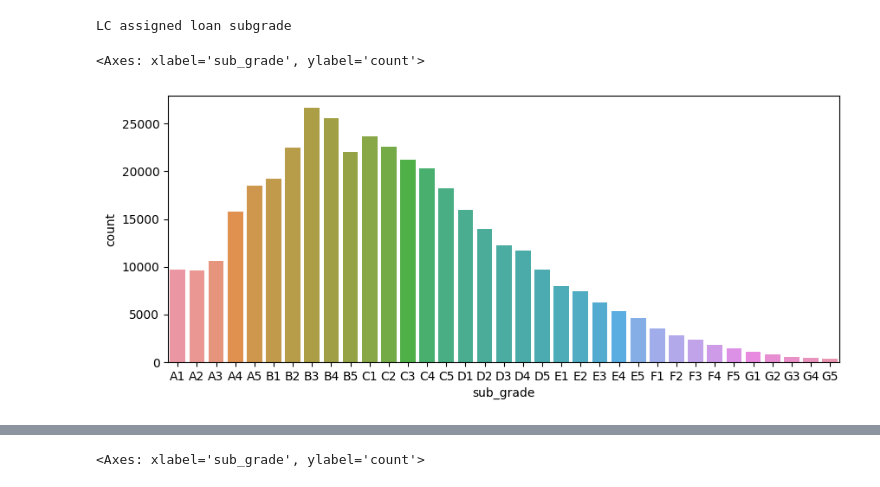
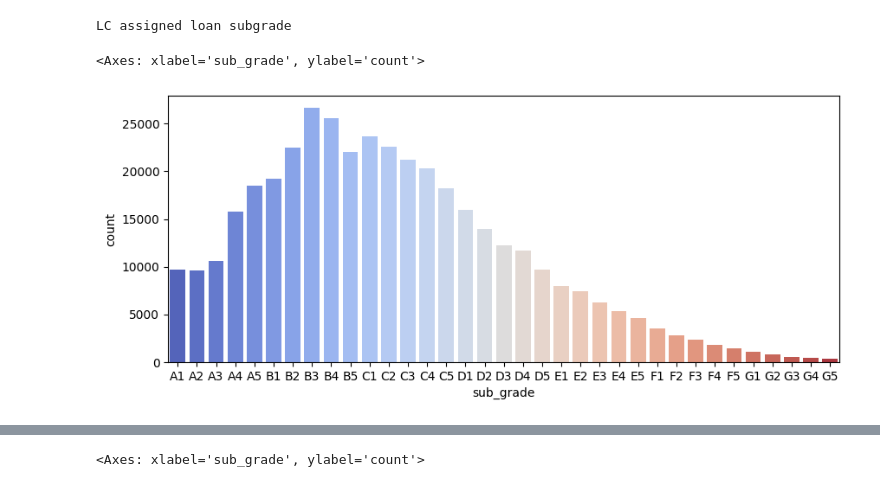
Before and after one commit to leticiafaria7/bootcampPython, a Jupyter notebook: 21_ml-neural-nets-deep-learning/keras_project.ipynb, the cells around one changed output, grey strips where cells are left out. Saved outputs shown, nothing was run; the diff lists cells and outputs as text; code cells hidden in the pictures.

```diff
--- a/21_ml-neural-nets-deep-learning/keras_project.ipynb
+++ b/21_ml-neural-nets-deep-learning/keras_project.ipynb
@@ -368,7 +369,7 @@ feat_info('sub_grade')
 LC assigned loan subgrade
 # %%
 plt.figure(figsize = (10, 4))
-sns.countplot(df.sort_values('sub_grade'), x = 'sub_grade')
+sns.countplot(df.sort_values('sub_grade'), x = 'sub_grade', palette = 'coolwarm')
 # %% [output]
 <Axes: xlabel='sub_grade', ylabel='count'>
-[figure, old version]
+[figure, new version]
```
Also changed, not shown: parts of 32 cells of this notebook.
